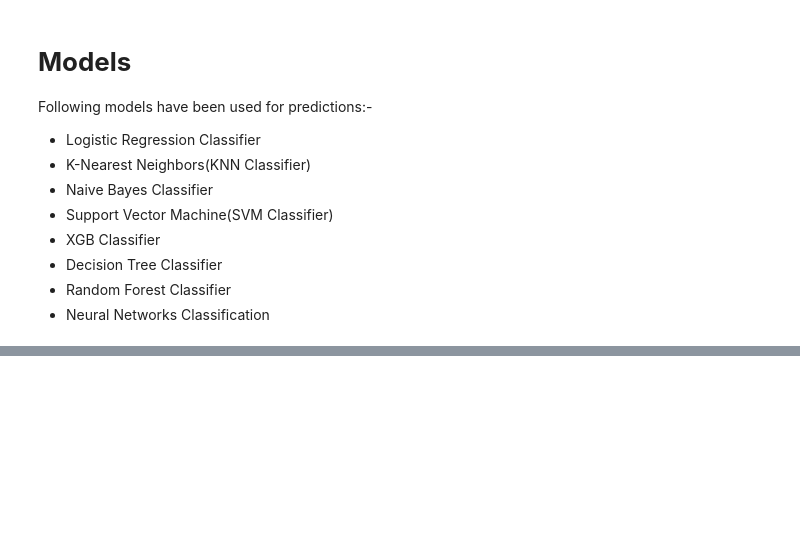
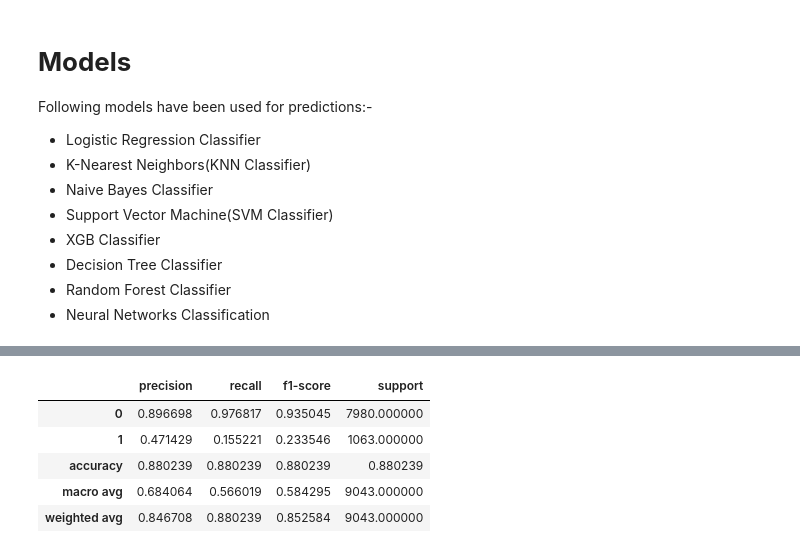
Before and after one commit to sainirajesh17/Bank_Marketing_Effectiveness_Prediction-ML_Classification-, a Jupyter notebook: Bank_Marketing_Effectiveness_Prediction_(Classification)_Capstone_Project.ipynb, the cells around one changed output, grey strips where cells are left out. Cells and saved outputs as stored; diff of their text form; code cells hidden in the pictures; blank space fills up the shorter version.

```diff
--- a/Bank_Marketing_Effectiveness_Prediction_(Classification)_Capstone_Project.ipynb
+++ b/Bank_Marketing_Effectiveness_Prediction_(Classification)_Capstone_Project.ipynb
@@ -452,0 +513,9 @@ Following models have been used for predictions:-
+# %%
+tempodf = pd.DataFrame(dict_1).transpose()
+# %% [output]
+|  | precision | recall | f1-score | support |
+| 0 | 0.896698 | 0.976817 | 0.935045 | 7980.000000 |
+| 1 | 0.471429 | 0.155221 | 0.233546 | 1063.000000 |
+| accuracy | 0.880239 | 0.880239 | 0.880239 | 0.880239 |
+| macro avg | 0.684064 | 0.566019 | 0.584295 | 9043.000000 |
+| weighted avg | 0.846708 | 0.880239 | 0.852584 | 9043.000000 |
```
Also changed, not shown: parts of 18 cells of this notebook.
